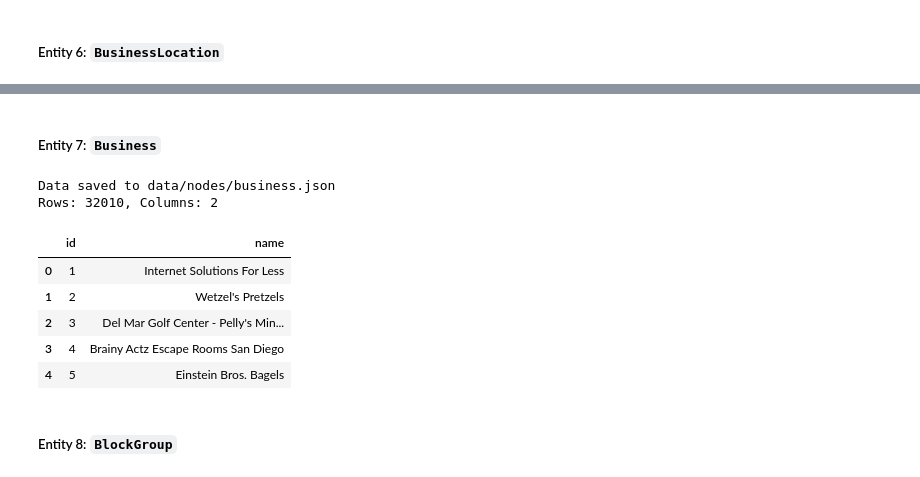
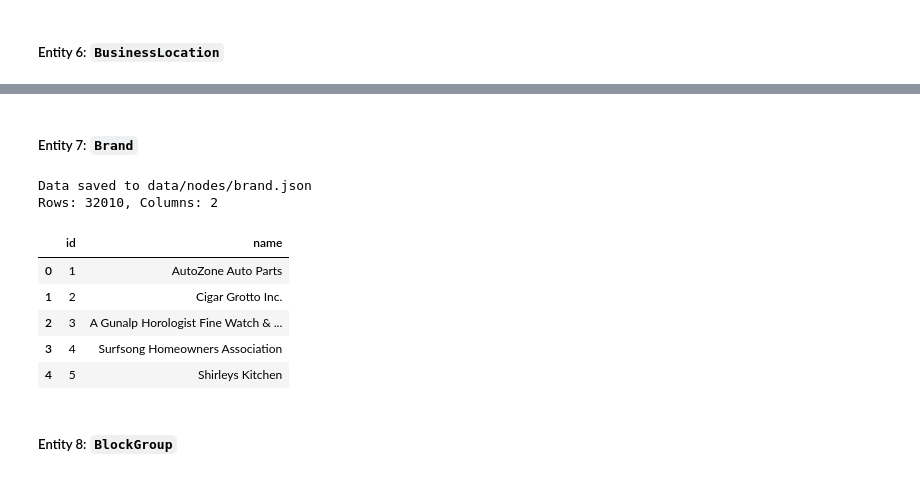
Before and after one commit to swhoyle/business-opportunity-graph, a Jupyter notebook: notebooks/01_extract_nodes.ipynb, the cells around one changed output, grey strips where cells are left out. Cells and saved outputs as stored; diff of their text form; code cells hidden in the pictures.

```diff
--- a/notebooks/01_extract_nodes.ipynb
+++ b/notebooks/01_extract_nodes.ipynb
@@ -18,8 +24,8 @@ conn = psycopg2.connect(
     host="awesome-hw.sdsc.edu",
     port=5432,
     dbname="nourish",
-    user=os.getenv("DB_USER"),
-    password=os.getenv("DB_PASSWORD")
+    user=DB_USER,
+    password=DB_PASSWORD
 )
 
 def query_db(query):
@@ -291,0 +321,5 @@ Rows: 39593, Columns: 16
+# %%
+# Read Business LLM data
+franchise_df = pd.read_json("../data/llm/sd_businesses.json")
+print(franchise_df.shape)
+franchise_df.head(3)
@@ -291,0 +332,15 @@ Rows: 39593, Columns: 16
+# %%
+business_location_df = pd.merge(
+    business_df,
+    franchise_df[[
+        'id',
+        'has_valid_coordinates',
+        'franchise_type',
+        'is_franchise',
+
+    ]],
+    on='id',
+    how='inner'
+)
+print(business_location_df.shape)
+business_location_df.head(3)
@@ -292,21 +366,21 @@ Rows: 39593, Columns: 16
 # %% [markdown]
-##### Entity 7: `Business`
+##### Entity 7: `Brand`
 # %%
-business_df = business_location_df[["name"]].drop_duplicates().reset_index(drop=True)
-business_df["id"] = business_df.index + 1
-business_df = business_df[["id"]+[col for col in business_df.columns if col != "id"]]
-save_df_to_json(business_df, "business.json")
-print(f"Rows: {business_df.shape[0]}, Columns: {business_df.shape[1]}")
-business_df.head()
+brand_df = business_location_df[["name"]].drop_duplicates().reset_index(drop=True)
+brand_df["id"] = brand_df.index + 1
+brand_df = brand_df[["id"]+[col for col in brand_df.columns if col != "id"]]
+save_df_to_json(brand_df, "brand.json")
+print(f"Rows: {brand_df.shape[0]}, Columns: {brand_df.shape[1]}")
+brand_df.head()
 # %% [output]
-Data saved to data/nodes/business.json
+Data saved to data/nodes/brand.json
 Rows: 32010, Columns: 2
 |  | id | name |
-| 0 | 1 | Internet Solutions For Less |
-| 1 | 2 | Wetzel's Pretzels |
-| 2 | 3 | Del Mar Golf Center - Pelly's Min... |
-| 3 | 4 | Brainy Actz Escape Rooms San Diego |
-| 4 | 5 | Einstein Bros. Bagels |
+| 0 | 1 | AutoZone Auto Parts |
+| 1 | 2 | Cigar Grotto Inc. |
+| 2 | 3 | A Gunalp Horologist Fine Watch & ... |
+| 3 | 4 | Surfsong Homeowners Association |
+| 4 | 5 | Shirleys Kitchen |
 # %% [markdown]
 ##### Entity 8: `BlockGroup`
 # %%
```
Also changed, not shown: parts of 29 cells of this notebook, 13 other files.
